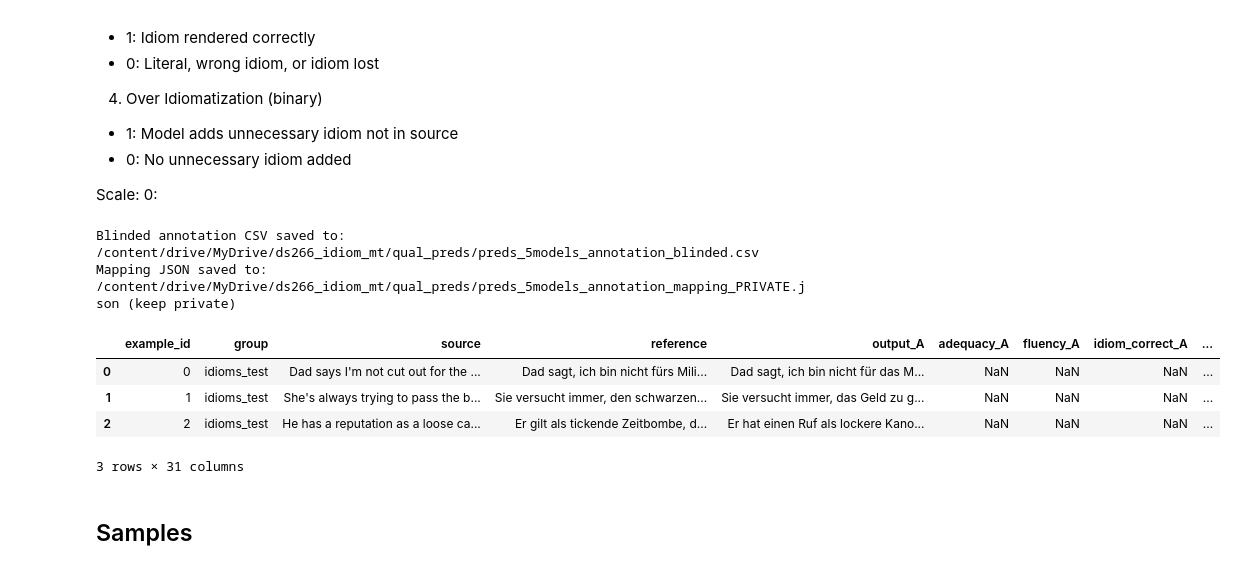
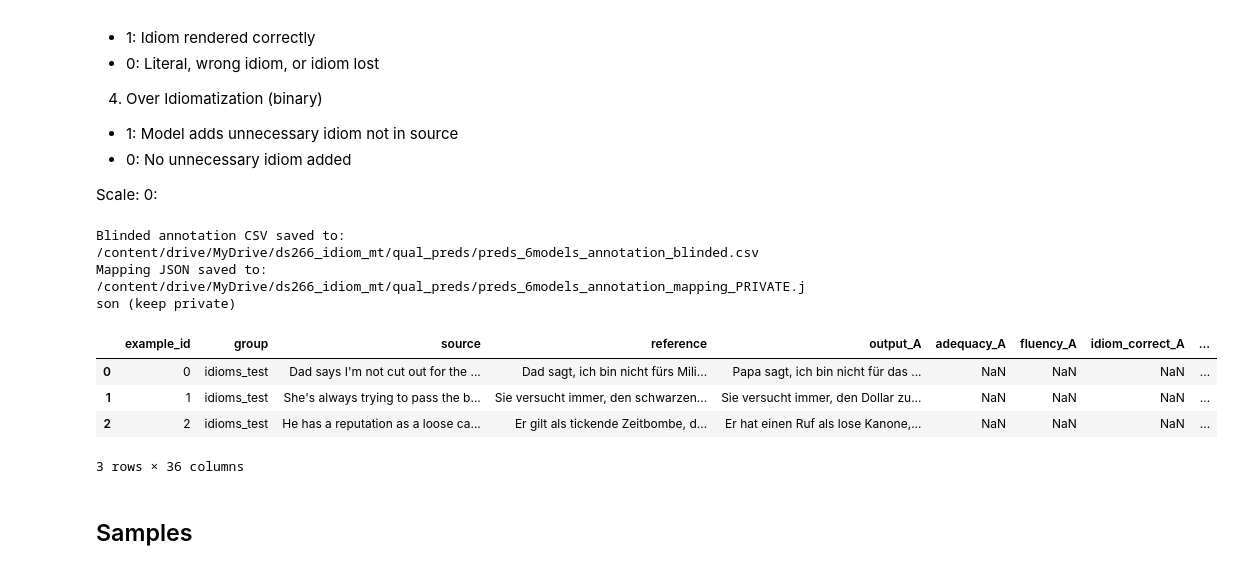
Before and after one commit to auntiepersilla/Idiom_Aware_MT_Finetuning_EN-DE, a Jupyter notebook: notebooks/20_preds_idiom_aware_MT_top5_sentence_predictions.ipynb, the cells around one changed output. Drawn from its saved outputs; the diff is of its cells as text; code cells hidden in the pictures.

Commit message:
updated for cleaner output with 6 models, archived human-eval portion

```diff
--- a/notebooks/20_preds_idiom_aware_MT_top5_sentence_predictions.ipynb
+++ b/notebooks/20_preds_idiom_aware_MT_top5_sentence_predictions.ipynb
@@ -185,0 +169,5 @@ def load_model_any(path_or_id: str):
+# %%
+for name, path in MODELS.items():
+    print(name, "->", path)
+    print("exists:", checkpoint_exists_any(path))
+    print("---")
@@ -196,6 +235,7 @@ CKPT_DIR = "/content/drive/MyDrive/ds266_idiom_mt/checkpoints"
 MODELS = {
     "baseline": "Helsinki-NLP/opus-mt-en-de",
     "idiom_only_v1": os.path.join(CKPT_DIR, "idiom_only_v1"),
+    "two_stage_frozen_v1": os.path.join(CKPT_DIR, "two_stage_frozen_v1_stage2"),
     "lora_r4_stage2": os.path.join(CKPT_DIR, "lora_r4_stage2_wmt_encfrozen"),
     "lora_r8_stage2": os.path.join(CKPT_DIR, "lora_r8_stage2_wmt_encfrozen"),
     "lora_r16_stage2": os.path.join(CKPT_DIR, "lora_r16_stage2_wmt_encfrozen"),
@@ -226,11 +265,10 @@ Loaded: ['baseline', 'idiom_only_v1', 'lora_r4_stage2', 'lora_r8_stage2', 'lora_
 DECODING = {
     "baseline": dict(num_beams=4, do_sample=False),
     "idiom_only_v1": dict(num_beams=4, do_sample=False),
+    "two_stage_frozen_v1": dict(num_beams=4, do_sample=False),
 
-    # match your best WMT-preserving settings
+    # match the current canonical LoRA choices
     "lora_r4_stage2": dict(num_beams=8, length_penalty=0.8, do_sample=False),
-
-    # greedy for idiom-focused / balanced
     "lora_r8_stage2": dict(num_beams=1, do_sample=False),
     "lora_r16_stage2": dict(num_beams=1, do_sample=False),
 }
@@ -334,8 +372,22 @@ examples[0]
 # Translation helper
 @torch.inference_mode()
 def translate(model, text, decoding_kwargs):
+    import copy
+
     inputs = tokenizer(text, return_tensors="pt", truncation=True, max_length=MAX_SOURCE_LEN).to(device)
-    out = model.generate(**inputs, max_new_tokens=MAX_NEW_TOKENS, **decoding_kwargs)
+
+    gen_cfg = copy.deepcopy(model.generation_config)
+    try:
+        gen_cfg.max_length = None
+    except Exception:
+        pass
+
+    out = model.generate(
+        **inputs,
+        generation_config=gen_cfg,
+        max_new_tokens=MAX_NEW_TOKENS,
+        **decoding_kwargs,
+    )
     return tokenizer.decode(out[0], skip_special_tokens=True).strip()
 # %%
 # Sanity check if all 5 models predict correctly
@@ -581,27 +647,27 @@ def build_blinded_annotation_csv(
     return blinded_df
 # %%
 OUT_DIR = "/content/drive/MyDrive/ds266_idiom_mt/qual_preds"
-out_csv = f"{OUT_DIR}/preds_5models_annotation_blinded.csv"
-out_map = f"{OUT_DIR}/preds_5models_annotation_mapping_PRIVATE.json"
+out_csv = f"{OUT_DIR}/preds_6models_annotation_blinded.csv"
+out_map = f"{OUT_DIR}/preds_6models_annotation_mapping_PRIVATE.json"
 
 blinded_df = build_blinded_annotation_csv(
     pred_df,
     out_csv_path=out_csv,
     out_mapping_json_path=out_map,
     shuffle_per_example=True,
     seed=42,
     include_best_output_col=True
 )
 
 blinded_df.head(3)
 # %% [output]
-Blinded annotation CSV saved to: /content/drive/MyDrive/ds266_idiom_mt/qual_preds/preds_5models_annotation_blinded.csv
-Mapping JSON saved to: /content/drive/MyDrive/ds266_idiom_mt/qual_preds/preds_5models_annotation_mapping_PRIVATE.json (keep private)
+Blinded annotation CSV saved to: /content/drive/MyDrive/ds266_idiom_mt/qual_preds/preds_6models_annotation_blinded.csv
+Mapping JSON saved to: /content/drive/MyDrive/ds266_idiom_mt/qual_preds/preds_6models_annotation_mapping_PRIVATE.json (keep private)
 |  | example_id | group | source | reference | output_A | adequacy_A | fluency_A | idiom_correct_A | ... |
-| 0 | 0 | idioms_test | Dad says I'm not cut out for the ... | Dad sagt, ich bin nicht fürs Mili... | Dad sagt, ich bin nicht für das M... | NaN | NaN | NaN | ... |
-| 1 | 1 | idioms_test | She's always trying to pass the b... | Sie versucht immer, den schwarzen... | Sie versucht immer, das Geld zu g... | NaN | NaN | NaN | ... |
-| 2 | 2 | idioms_test | He has a reputation as a loose ca... | Er gilt als tickende Zeitbombe, d... | Er hat einen Ruf als lockere Kano... | NaN | NaN | NaN | ... |
+| 0 | 0 | idioms_test | Dad says I'm not cut out for the ... | Dad sagt, ich bin nicht fürs Mili... | Papa sagt, ich bin nicht für das ... | NaN | NaN | NaN | ... |
+| 1 | 1 | idioms_test | She's always trying to pass the b... | Sie versucht immer, den schwarzen... | Sie versucht immer, den Dollar zu... | NaN | NaN | NaN | ... |
+| 2 | 2 | idioms_test | He has a reputation as a loose ca... | Er gilt als tickende Zeitbombe, d... | Er hat einen Ruf als lose Kanone,... | NaN | NaN | NaN | ... |
-3 rows × 31 columns
+3 rows × 36 columns
 # %% [markdown]
 ## Samples
 # %%
```
Also changed, not shown: parts of 88 cells of this notebook.
